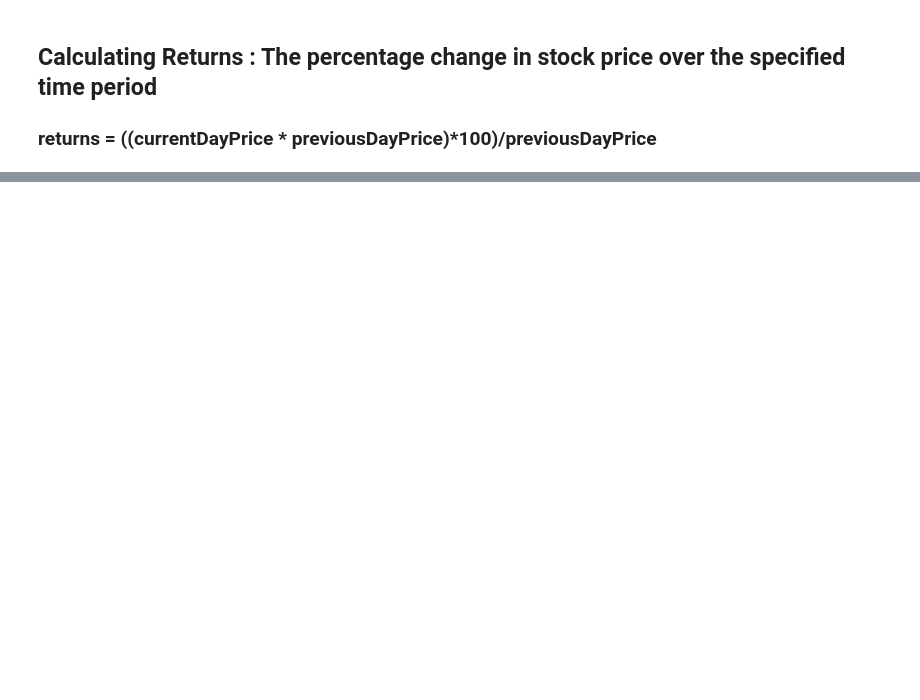
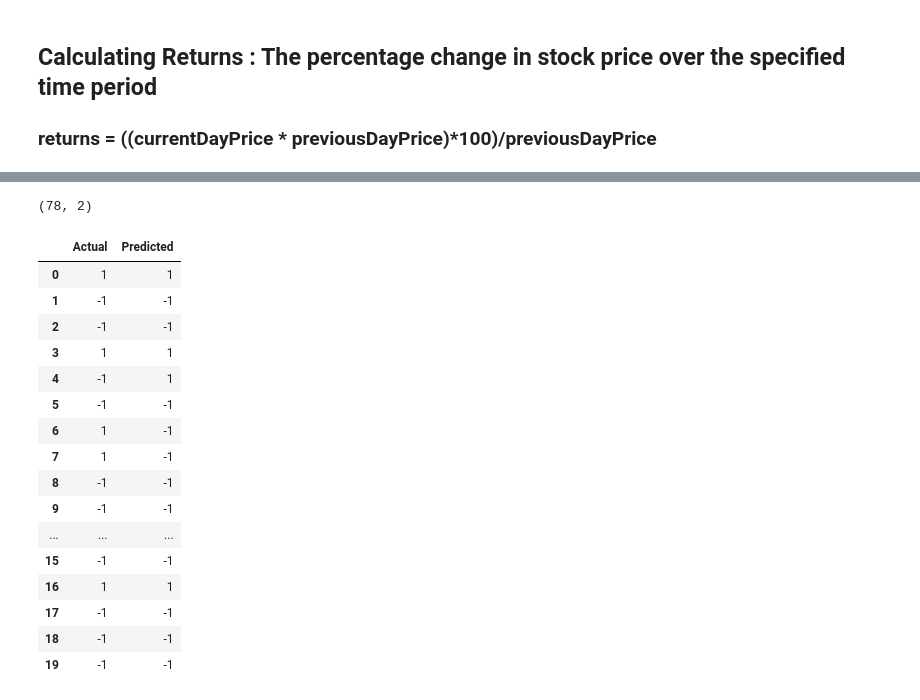
Before and after one commit to keringKirwa/4.1_Machine_Learning, a Jupyter notebook: NCS_Time_Series_Prediction/Linear_Regression/Classification_with_pipeline.ipynb, the cells around one changed output, grey strips where cells are left out. Drawn from its saved outputs; the diff is of its cells as text; code cells hidden in the pictures; blank space fills up the shorter version.

```diff
--- a/NCS_Time_Series_Prediction/Linear_Regression/Classification_with_pipeline.ipynb
+++ b/NCS_Time_Series_Prediction/Linear_Regression/Classification_with_pipeline.ipynb
@@ -353,0 +149,4 @@ Recall of the Best Model for the EQTY is: 0.45
+# %%
+X = day_price_df[['EMA_LONG', 'EMA_SHORT']]
+y = day_price_df['Signal']
+X
@@ -353,0 +167,60 @@ Recall of the Best Model for the EQTY is: 0.45
+# %%
+from sklearn.model_selection import train_test_split
+
+
+from sklearn.model_selection import TimeSeriesSplit
+
+X=X.values
+y=y.values
+
+tscv = TimeSeriesSplit(n_splits=10)
+
+generalized_test_indices = []
+for i, (train_indices, test_indices) in enumerate(tscv.split(X)):
+
+    random_test_index = np.random.choice(test_indices)
+    generalized_test_indices.append(random_test_index)
+
+
+generalized_train_indices = np.setdiff1d(np.arange(len(X)), generalized_test_indices)
+
+X_train, X_test = X[generalized_train_indices], X[generalized_test_indices]
+y_train, y_test = y[generalized_train_indices], y[generalized_test_indices]
+
+X_train.shape, y_test.shape
+
+X_train, X_test, y_train, y_test = train_test_split(X, y, test_size=0.2, random_state=42)
+X_train.shape
+# %% [output]
+(78, 2)
+# %%
+from sklearn.ensemble import RandomForestClassifier
+
+model = RandomForestClassifier(random_state=42)
+model.fit(X_train, y_train)
+predictions = model.predict(X_test)
+
+results=pd.DataFrame({
+    "Actual": y_test,
+    "Predicted":predictions
+})
+
+results
+# %% [output]
+|  | Actual | Predicted |
+| 0 | 1 | 1 |
+| 1 | -1 | -1 |
+| 2 | -1 | -1 |
+| 3 | 1 | 1 |
+| 4 | -1 | 1 |
+| 5 | -1 | -1 |
+| 6 | 1 | -1 |
+| 7 | 1 | -1 |
+| 8 | -1 | -1 |
+| 9 | -1 | -1 |
+| ... | ... | ... |
+| 15 | -1 | -1 |
+| 16 | 1 | 1 |
+| 17 | -1 | -1 |
+| 18 | -1 | -1 |
+| 19 | -1 | -1 |
```
Also changed, not shown: parts of 12 cells of this notebook, 3 other files.
